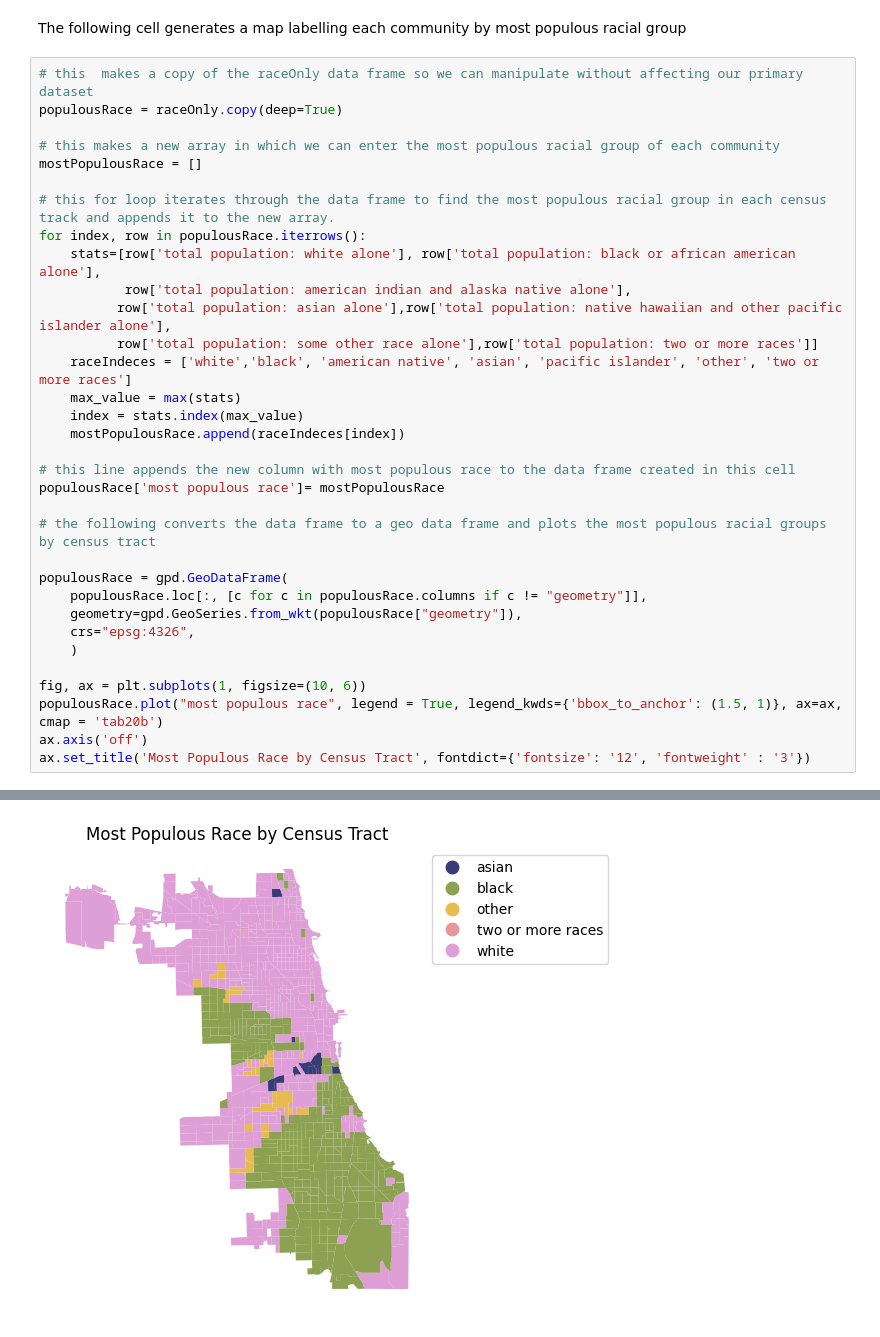
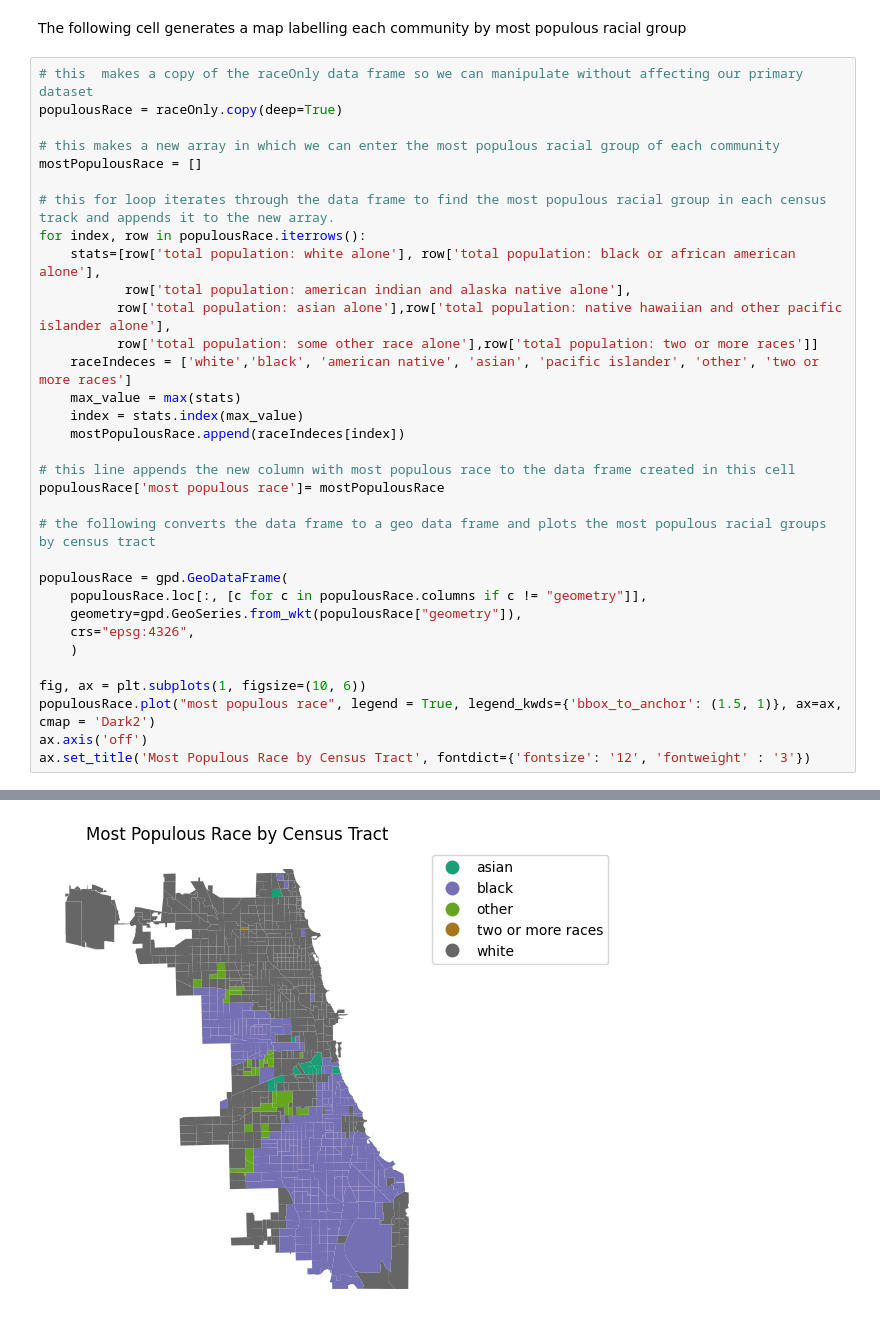
Before and after one commit to uchicago-dsi/cpl_project, a Jupyter notebook: can-summer-2023/rajvi_things/census data analysis/censusRaceAnalytics.ipynb, the cells around one changed output, grey strips where cells are left out. Drawn from its saved outputs; the diff is of its cells as text.

```diff
--- a/can-summer-2023/rajvi_things/census data analysis/censusRaceAnalytics.ipynb
+++ b/can-summer-2023/rajvi_things/census data analysis/censusRaceAnalytics.ipynb
@@ -87,33 +85,33 @@ populousRace = raceOnly.copy(deep=True)
 # this makes a new array in which we can enter the most populous racial group of each community
 mostPopulousRace = []
 
 # this for loop iterates through the data frame to find the most populous racial group in each census track and appends it to the new array.
 for index, row in populousRace.iterrows():
     stats=[row['total population: white alone'], row['total population: black or african american alone'],
            row['total population: american indian and alaska native alone'],
           row['total population: asian alone'],row['total population: native hawaiian and other pacific islander alone'],
           row['total population: some other race alone'],row['total population: two or more races']]
     raceIndeces = ['white','black', 'american native', 'asian', 'pacific islander', 'other', 'two or more races']
     max_value = max(stats)
     index = stats.index(max_value)
     mostPopulousRace.append(raceIndeces[index])
 
 # this line appends the new column with most populous race to the data frame created in this cell
 populousRace['most populous race']= mostPopulousRace
 
 # the following converts the data frame to a geo data frame and plots the most populous racial groups by census tract
 
 populousRace = gpd.GeoDataFrame(
     populousRace.loc[:, [c for c in populousRace.columns if c != "geometry"]],
     geometry=gpd.GeoSeries.from_wkt(populousRace["geometry"]),
     crs="epsg:4326",
     )
 
 fig, ax = plt.subplots(1, figsize=(10, 6))
-populousRace.plot("most populous race", legend = True, legend_kwds={'bbox_to_anchor': (1.5, 1)}, ax=ax, cmap = 'tab20b')
+populousRace.plot("most populous race", legend = True, legend_kwds={'bbox_to_anchor': (1.5, 1)}, ax=ax, cmap = 'Dark2')
 ax.axis('off')
 ax.set_title('Most Populous Race by Census Tract', fontdict={'fontsize': '12', 'fontweight' : '3'})
 # %% [output]
 Text(0.5, 1.0, 'Most Populous Race by Census Tract')
-[figure, old version]
+[figure, new version]
 # %% [markdown]
```
Also changed, not shown: parts of 2 cells of this notebook, 5 other files.
